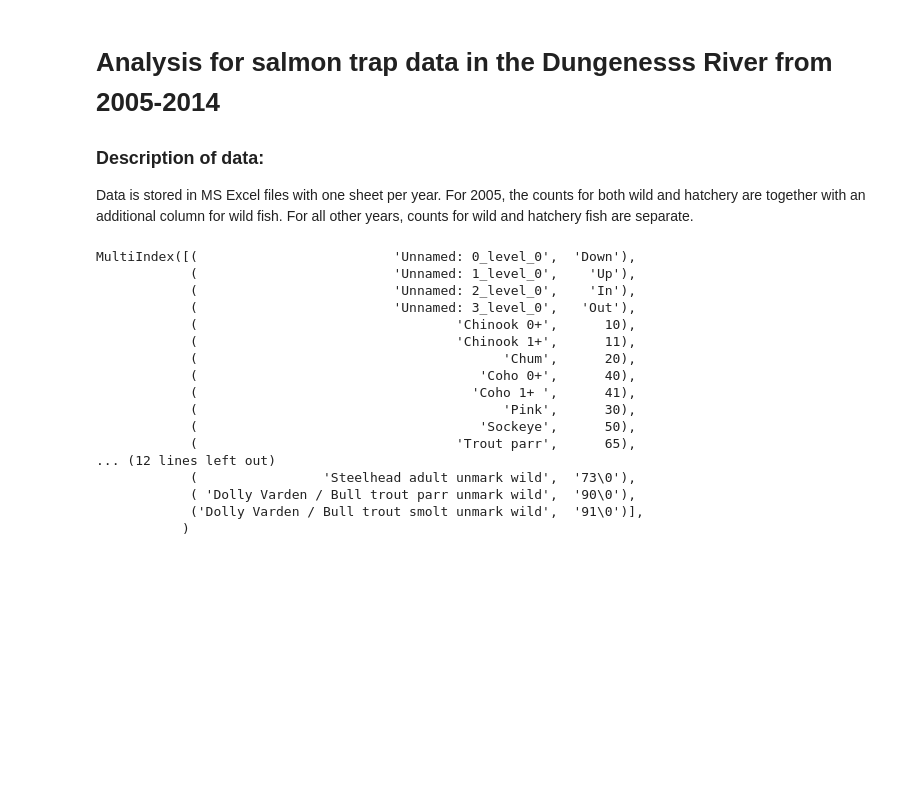
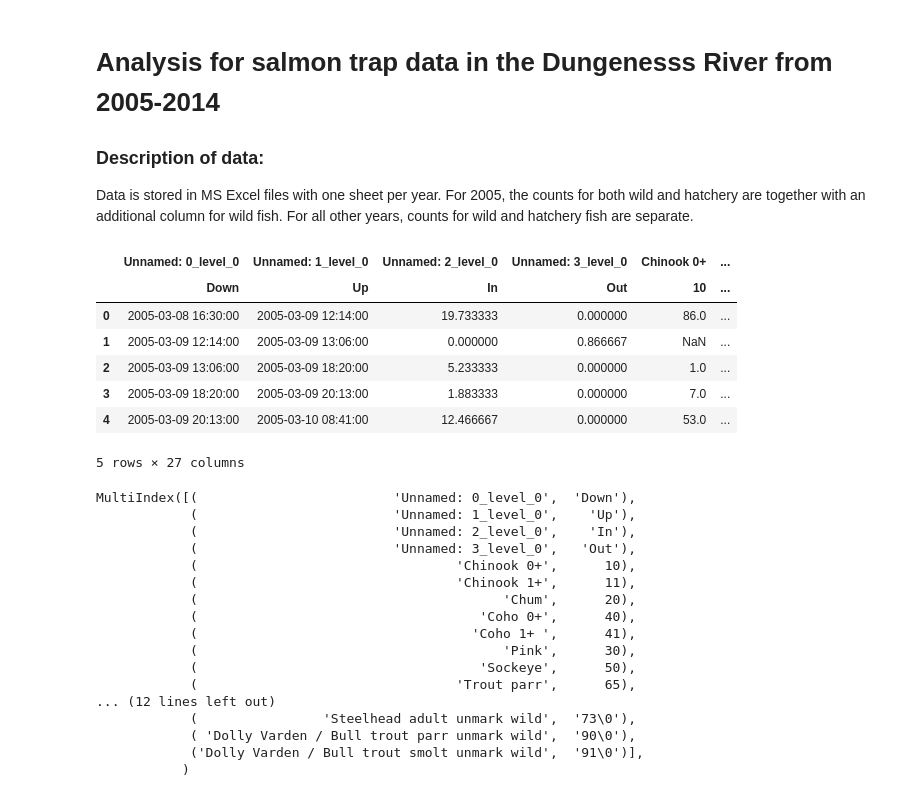
Before and after one commit to maria-kuruvilla/pied_piper, a Jupyter notebook: dungeness_2005-2014.ipynb, the cells around one changed output. Drawn from its saved outputs; the diff is of its cells as text; code cells hidden in the pictures; blank space fills up the shorter version.

```diff
--- a/dungeness_2005-2014.ipynb
+++ b/dungeness_2005-2014.ipynb
@@ -10,12 +10,26 @@ import pandas as pd
 import matplotlib.pyplot as plt
 # %%
 # #read file in Windows
-# df_2005 = pd.read_excel(
-#    io="C:/Users/maria/OneDrive/Documents/data/pied_piper/Dungeness smolt trap 2005 - 2014.xlsx",
-#    sheet_name ='2005',
-#     header = [3,4]
-# )
-# df_2005.head()
-# #columns = list(df)
+try:
+    df_2005 = pd.read_excel(
+   io="C:/Users/maria/OneDrive/Documents/data/pied_piper/Dungeness smolt trap 2005 - 2014.xlsx",
+   sheet_name ='2005',
+    header = [3,4]
+)
+except PermissionError:
+    print("Permission Error. Close the file, if it is open.")
+
+
+df_2005.head()
+#columns = list(df)
+# %% [output]
+|  | Unnamed: 0_level_0 | Unnamed: 1_level_0 | Unnamed: 2_level_0 | Unnamed: 3_level_0 | Chinook 0+ | ... |
+|  | Down | Up | In | Out | 10 | ... |
+| 0 | 2005-03-08 16:30:00 | 2005-03-09 12:14:00 | 19.733333 | 0.000000 | 86.0 | ... |
+| 1 | 2005-03-09 12:14:00 | 2005-03-09 13:06:00 | 0.000000 | 0.866667 | NaN | ... |
+| 2 | 2005-03-09 13:06:00 | 2005-03-09 18:20:00 | 5.233333 | 0.000000 | 1.0 | ... |
+| 3 | 2005-03-09 18:20:00 | 2005-03-09 20:13:00 | 1.883333 | 0.000000 | 7.0 | ... |
+| 4 | 2005-03-09 20:13:00 | 2005-03-10 08:41:00 | 12.466667 | 0.000000 | 53.0 | ... |
+5 rows × 27 columns
 # %%
 #if using linux machine:
```
Also changed, not shown: parts of 9 cells of this notebook.
